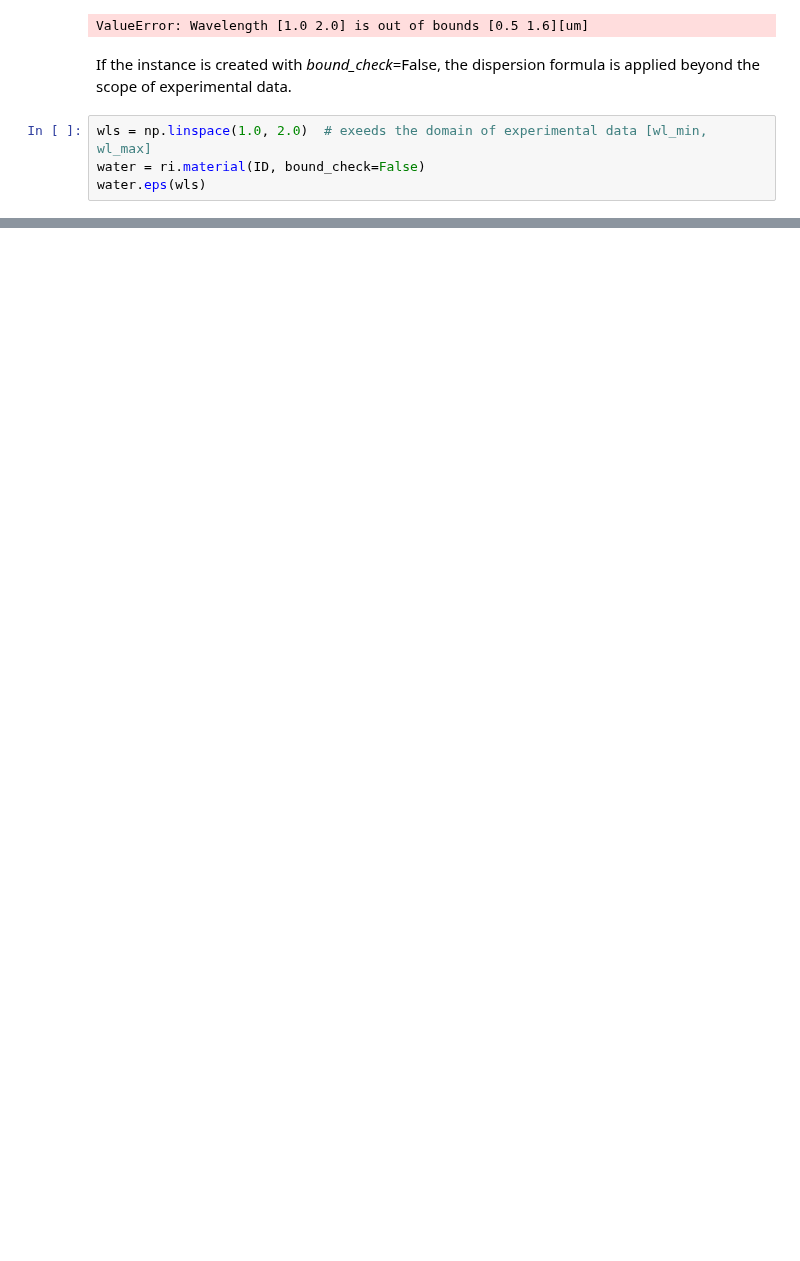
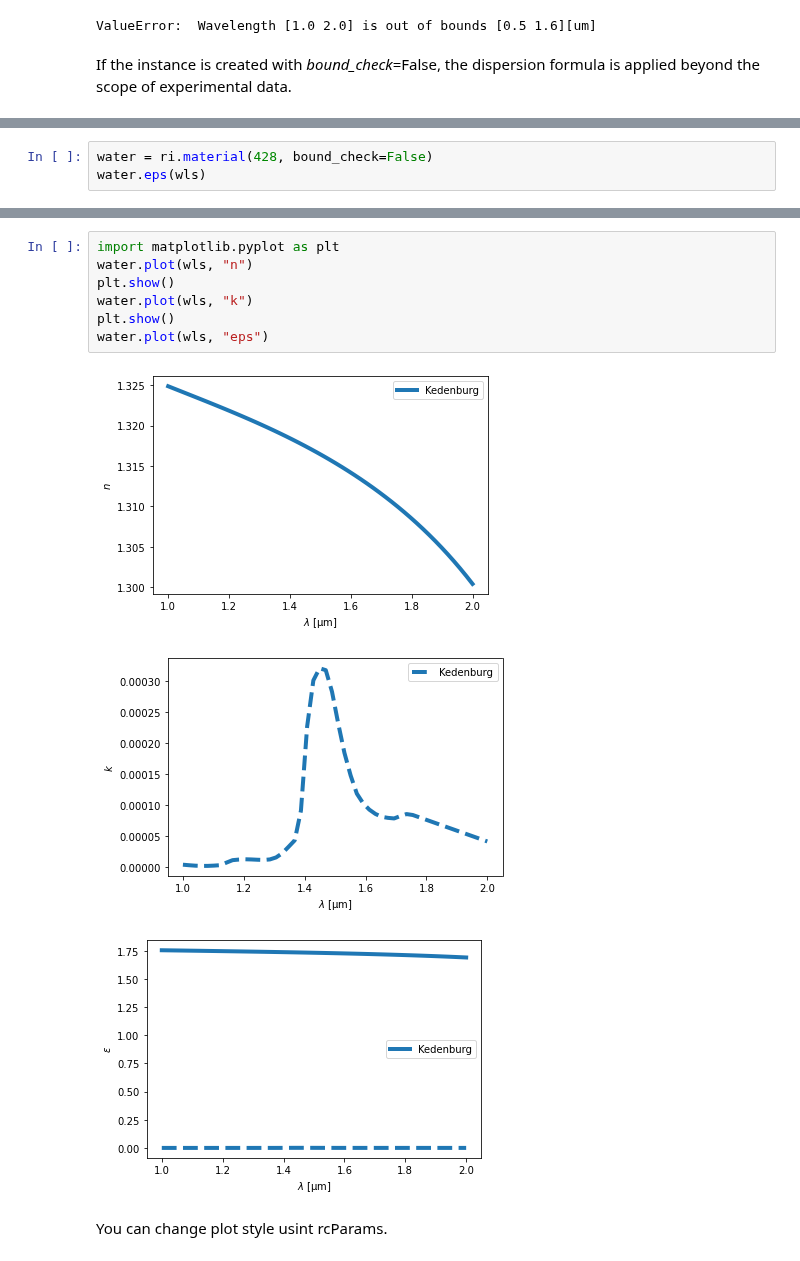
Before and after one commit to mnishida/RII_Pandas, a Jupyter notebook: docs/notebooks/02_RiiMaterial.ipynb, the cells around one changed output, grey strips where cells are left out. Drawn from its saved outputs; the diff is of its cells as text; blank space fills up the shorter version.

```diff
--- a/docs/notebooks/02_RiiMaterial.ipynb
+++ b/docs/notebooks/02_RiiMaterial.ipynb
@@ -75,6 +78,2 @@ ValueError: Wavelength [1.0 2.0] is out of bounds [0.5 1.6][um]
 # %% [markdown]
 If the instance is created with _bound_check_=False, the dispersion formula is applied beyond the scope of experimental data.
-# %%
-wls = np.linspace(1.0, 2.0)  # exeeds the domain of experimental data [wl_min, wl_max]
-water = ri.material(ID, bound_check=False)
-water.eps(wls)
@@ -98,0 +80,3 @@ array([1.75528941+8.45550074e-06j, 1.7544798 +6.22861833e-06j,
+# %%
+water = ri.material(428, bound_check=False)
+water.eps(wls)
@@ -99 +112,14 @@ array([1.75528941+8.45550074e-06j, 1.7544798 +6.22861833e-06j,
+# %%
+import matplotlib.pyplot as plt
+water.plot(wls, "n")
+plt.show()
+water.plot(wls, "k")
+plt.show()
+water.plot(wls, "eps")
+# %% [output]
+[figure, added]
+[figure, added]
+[figure, added]
+# %% [markdown]
+You can change plot style usint rcParams.
 # %%
```
Also changed, not shown: parts of 8 cells of this notebook, 12 other files.
